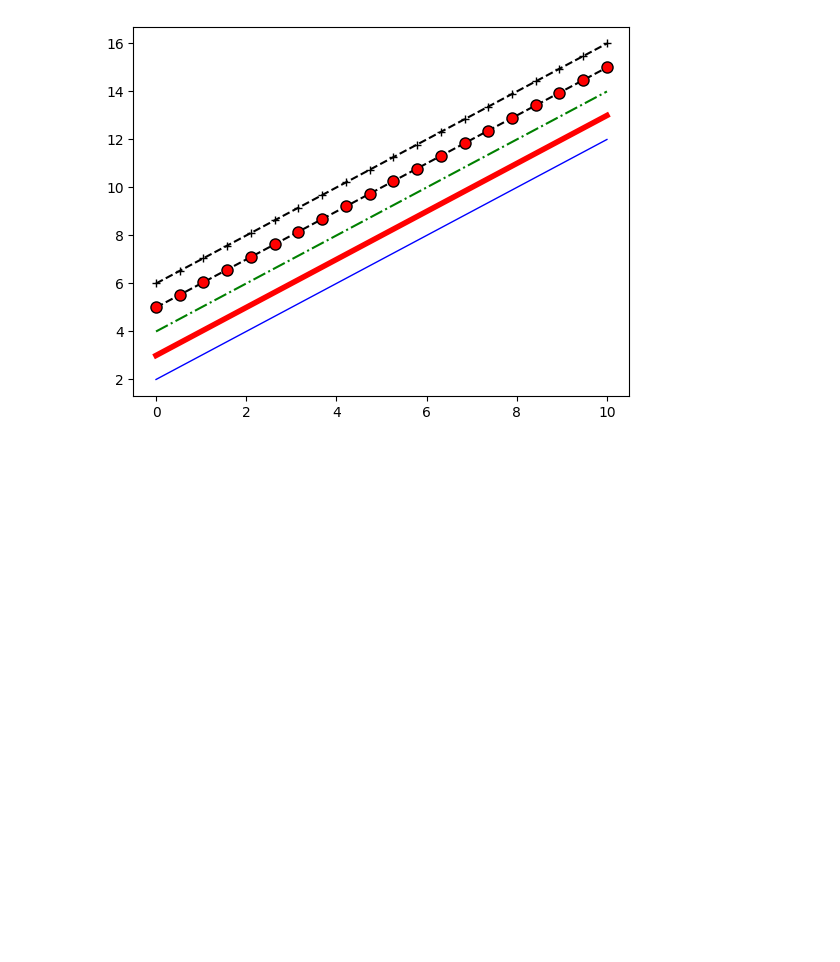
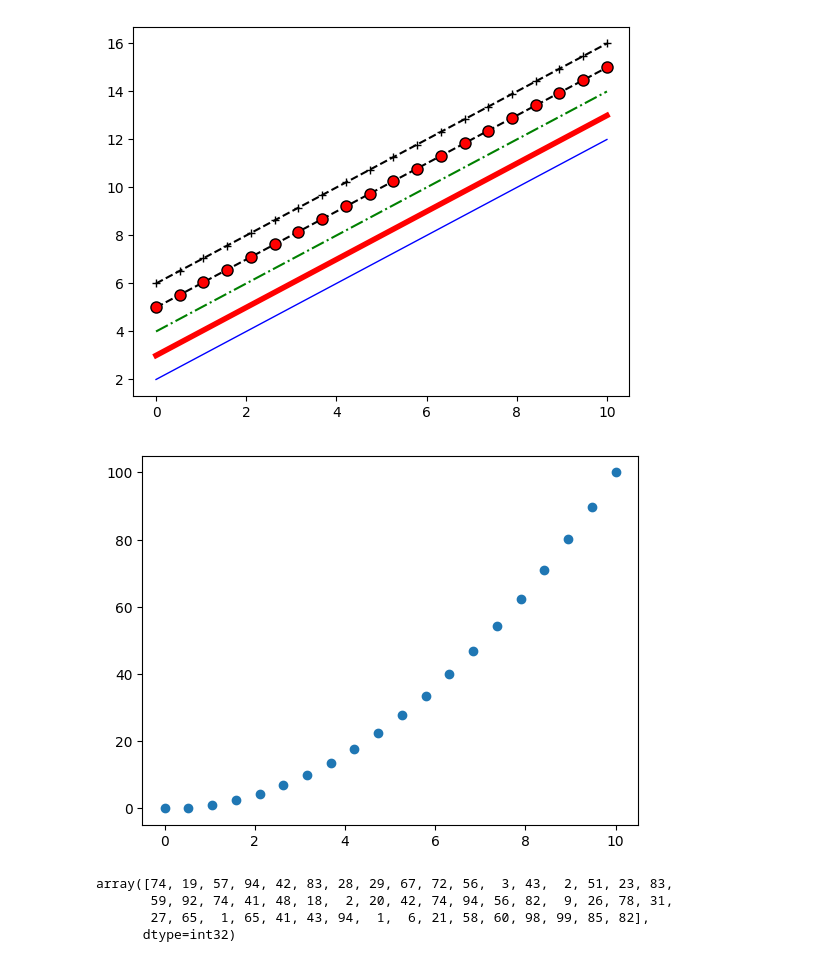
Before and after one commit to enistolgasn/Data-Science-and-Machine-Learning, a Jupyter notebook: 15 - Matplotlib/matplotlib_styles.ipynb, the cells around one changed output. Saved outputs shown, nothing was run; the diff lists cells and outputs as text; code cells hidden in the pictures; blank space fills up the shorter version.

```diff
--- a/15 - Matplotlib/matplotlib_styles.ipynb
+++ b/15 - Matplotlib/matplotlib_styles.ipynb
@@ -47,3 +47,8 @@ new_axes.plot(data1, data1 + 6, color="black", linestyle="--", marker="+", marke
 plt.show()
 # %% [output]
 [figure]
+# %%
+plt.scatter(data1, data2)
+plt.show()
+# %% [output]
+[figure, added]
@@ -49,0 +57,7 @@ plt.show()
+# %%
+new_arr
+# %% [output]
+array([74, 19, 57, 94, 42, 83, 28, 29, 67, 72, 56,  3, 43,  2, 51, 23, 83,
+       59, 92, 74, 41, 48, 18,  2, 20, 42, 74, 94, 56, 82,  9, 26, 78, 31,
+       27, 65,  1, 65, 41, 43, 94,  1,  6, 21, 58, 60, 98, 99, 85, 82],
+      dtype=int32)
```
Also changed, not shown: parts of 3 cells of this notebook.
